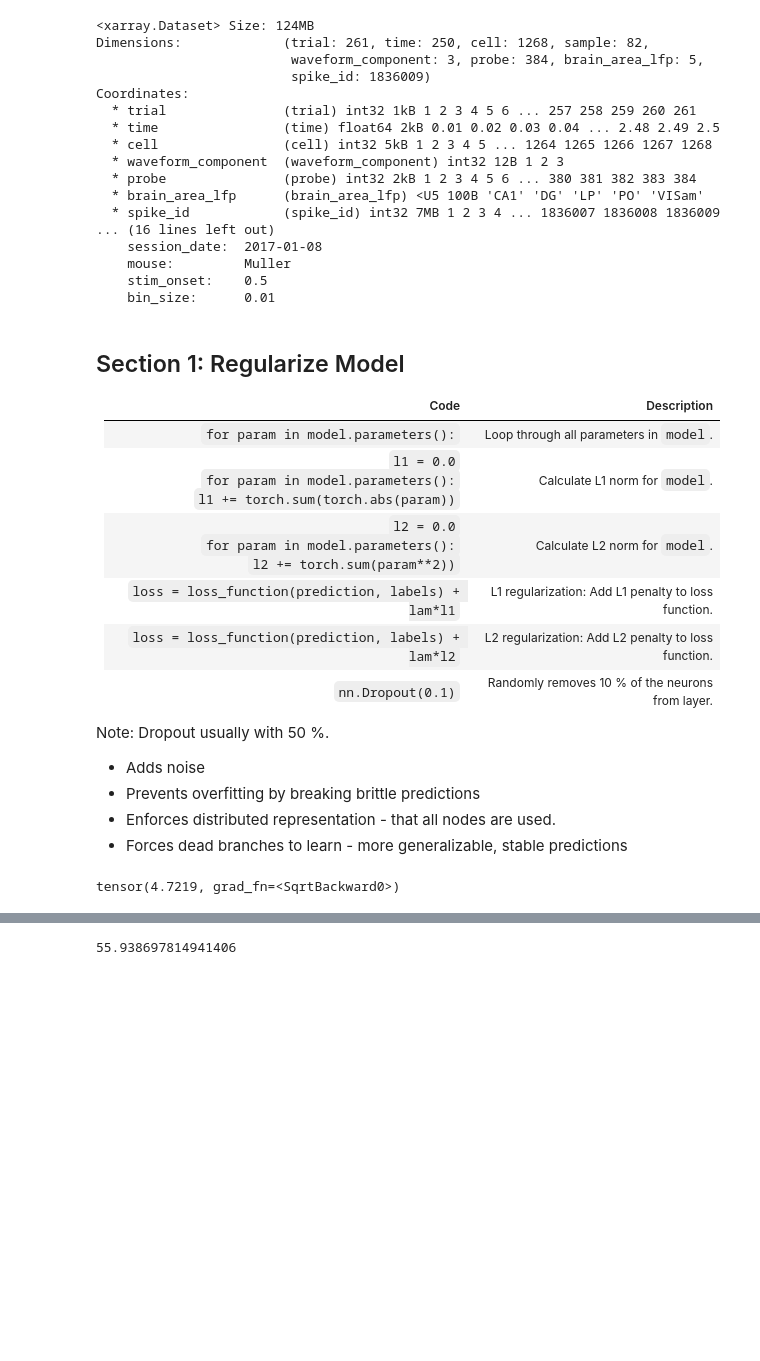
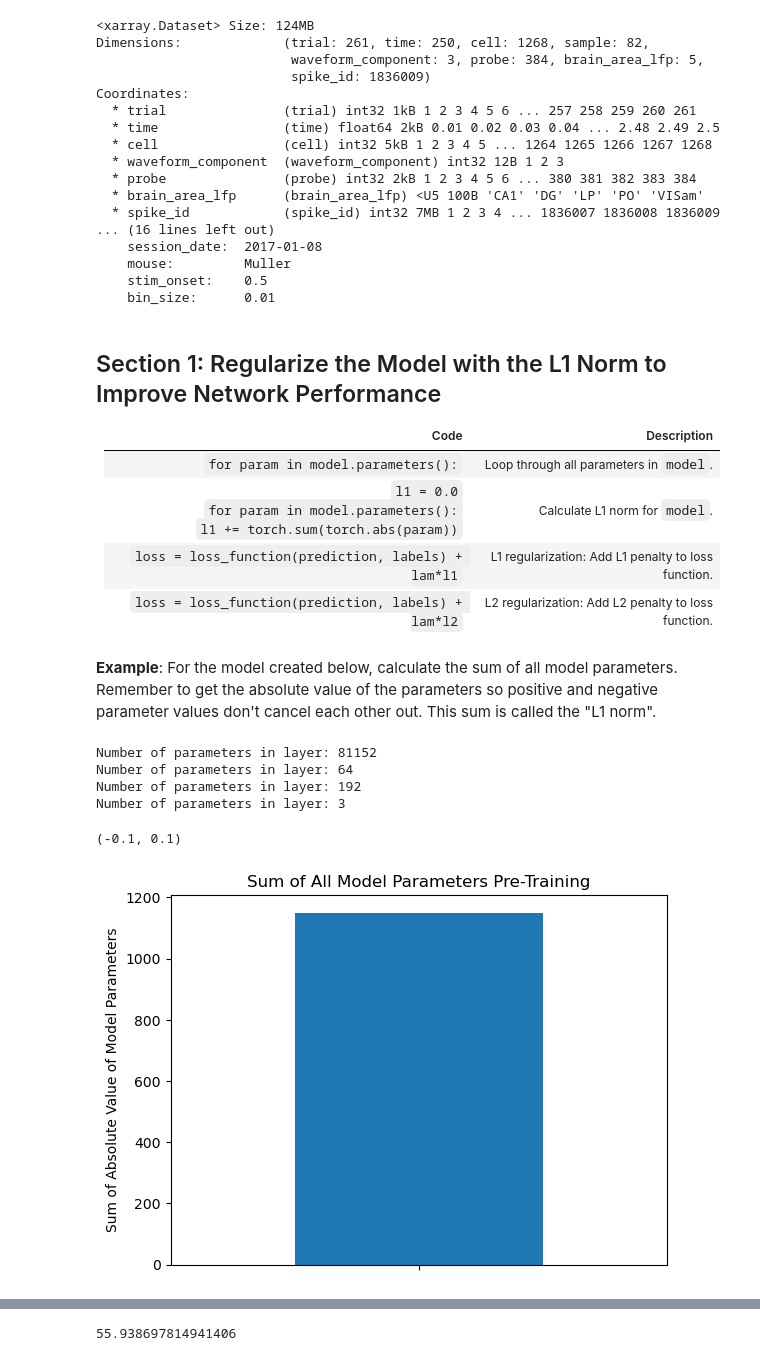
Before and after one commit to atleer/intro-to-deep-learning-dev, a Jupyter notebook: Day02/06_improve_network_through_regularization/06_improve_network_through_regularization.ipynb, the cells around one changed output, grey strips where cells are left out. Drawn from its saved outputs; the diff is of its cells as text; code cells hidden in the pictures; blank space fills up the shorter version.

Commit message:
add exercises section 1 session 06

```diff
--- a/Day02/06_improve_network_through_regularization/06_improve_network_through_regularization.ipynb
+++ b/Day02/06_improve_network_through_regularization/06_improve_network_through_regularization.ipynb
@@ -112,35 +132,28 @@ labels_train, labels_test = random_split(labels, lengths=[train_fraction, test_f
 features_train, features_test = features_train.dataset.float(), features_test.dataset.float()
 labels_train, labels_test = labels_train.dataset, labels_test.dataset
 # %% [markdown]
-## Section 1: Regularize Model
-
+## Section 1: Regularize the Model with the L1 Norm to Improve Network Performance
 
 | Code | Description |
 |---|---|
 | `for param in model.parameters():` | Loop through all parameters in `model`. |
 | `l1 = 0.0`<br>`for param in model.parameters():`<br>&nbsp;&nbsp;&nbsp;&nbsp;&nbsp;&nbsp;&nbsp;&nbsp;`l1 += torch.sum(torch.abs(param))` | Calculate L1 norm for `model`. |
-| `l2 = 0.0`<br>`for param in model.parameters():`<br>&nbsp;&nbsp;&nbsp;&nbsp;&nbsp;&nbsp;&nbsp;&nbsp;`l2 += torch.sum(param**2))` | Calculate L2 norm for `model`. |
 | `loss = loss_function(prediction, labels) + lam*l1` | L1 regularization: Add L1 penalty to loss function. |
 | `loss = loss_function(prediction, labels) + lam*l2` | L2 regularization: Add L2 penalty to loss function. |
-| `nn.Dropout(0.1)` | Randomly removes 10 % of the neurons from layer. |
-
-Note: Dropout usually with 50 %.
-- Adds noise
-- Prevents overfitting by breaking brittle predictions
-- Enforces distributed representation - that all nodes are used.
-- Forces dead branches to learn - more generalizable, stable predictions
 # %%
 n_classes = 3
 # define model with two fully connected layers and one ReLU layer between them
 class Model(nn.Module):
-    def __init__(self, hidden_layer_sizes = [64,32]):
+    def __init__(self, hidden_layer_size = 64):
         super().__init__()
 
         self.layers = nn.Sequential(
-            nn.Linear(n_cells, hidden_layer_sizes[0]),
+            nn.Linear(n_cells, hidden_layer_size),
             nn.ReLU(),
-            nn.Linear(hidden_layer_sizes[0], n_classes),
+            nn.Linear(hidden_layer_size, n_classes),
         )
 
     def forward(self, x):
         return self.layers(x)
+# %% [markdown]
+**Example**: For the model created below, calculate the sum of all model parameters. Remember to get the absolute value of the parameters so positive and negative parameter values don't cancel each other out. This sum is called the "L1 norm".
@@ -147,13 +164,19 @@ class Model(nn.Module):
 # %%
-# create model
-torch.manual_seed(SEED)
-model = Model()
+# calculate size of all model parameters
+params_sum = 0.0
+for params in model.parameters():
+    print(f'Number of parameters in layer: {params.numel()}')
+    params_sum += torch.sum(torch.abs(params))
 
-params_square_sum = 0.0
-for param in model.parameters():
-    params_square_sum += torch.sum(param**2)
-
-params_norm = torch.sqrt(params_square_sum)
-params_norm
+# plot size of all model parameters
+plt.bar([''], params_sum.detach(), width=0.1)
+plt.ylabel("Sum of Absolute Value of Model Parameters")
+plt.title('Sum of All Model Parameters Pre-Training')
+plt.xlim([-0.1,0.1])
 # %% [output]
-tensor(4.7219, grad_fn=<SqrtBackward0>)
+Number of parameters in layer: 81152
+Number of parameters in layer: 64
+Number of parameters in layer: 192
+Number of parameters in layer: 3
+(-0.1, 0.1)
+[figure, added]
```
Also changed, not shown: parts of 26 cells of this notebook.
